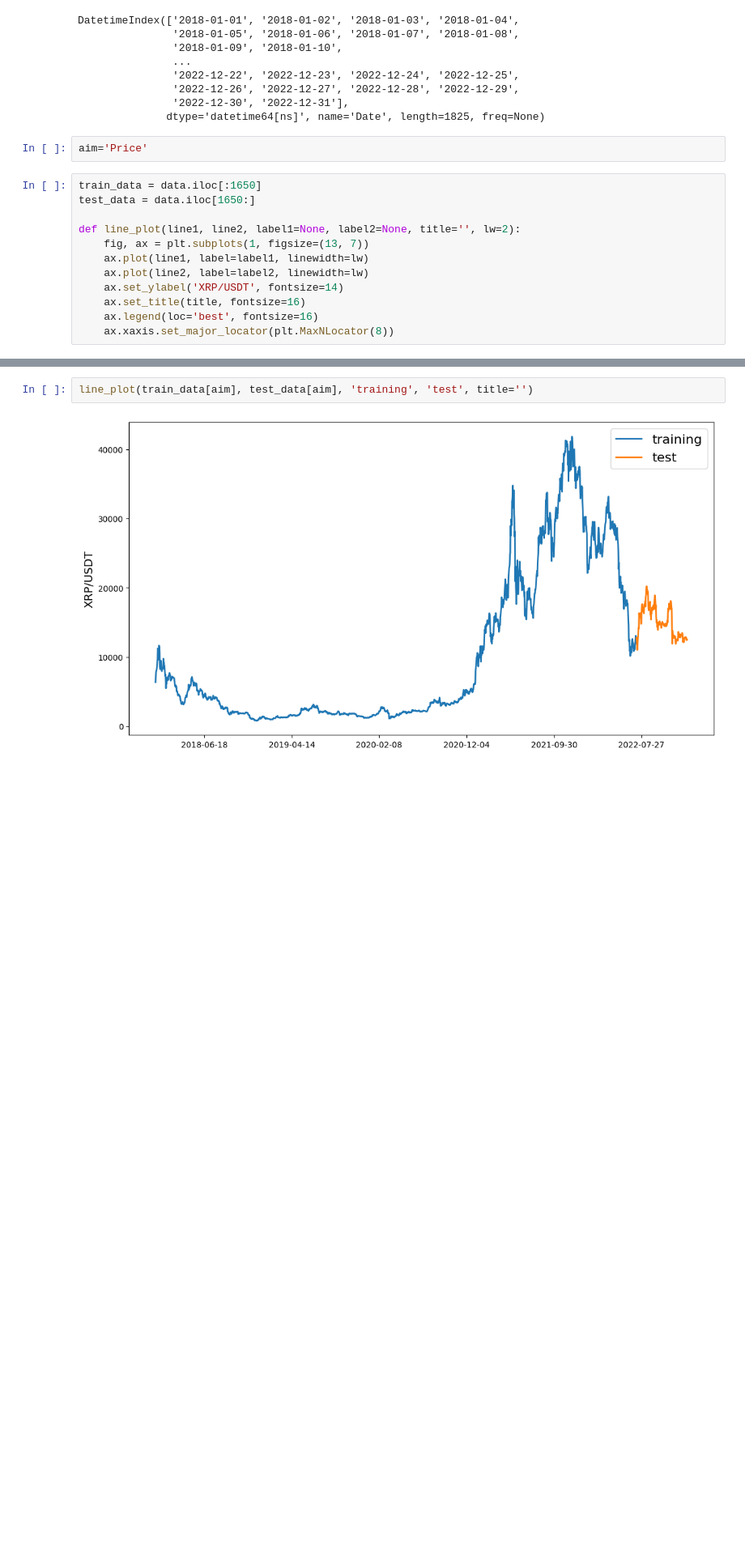
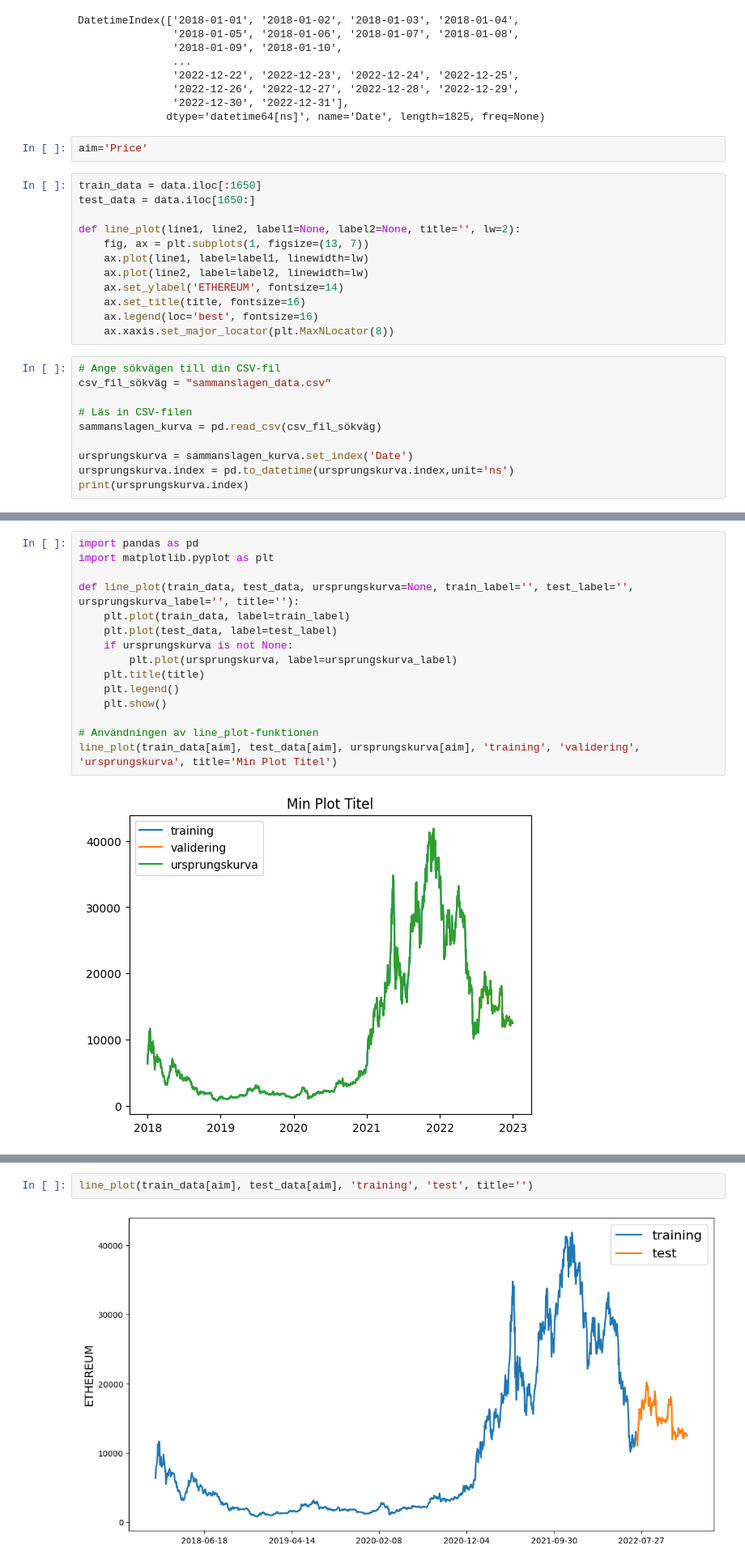
Before and after one commit to SaraPetre/prediction_with_AI, a Jupyter notebook: prediction_with_AI.ipynb, the cells around one changed output, grey strips where cells are left out. Shown at 81% size. Drawn from its saved outputs; the diff is of its cells as text; blank space fills up the shorter version.

```diff
--- a/prediction_with_AI.ipynb
+++ b/prediction_with_AI.ipynb
@@ -61,7 +63,17 @@ def line_plot(line1, line2, label1=None, label2=None, title='', lw=2):
     fig, ax = plt.subplots(1, figsize=(13, 7))
     ax.plot(line1, label=label1, linewidth=lw)
     ax.plot(line2, label=label2, linewidth=lw)
-    ax.set_ylabel('XRP/USDT', fontsize=14)
+    ax.set_ylabel('ETHEREUM', fontsize=14)
     ax.set_title(title, fontsize=16)
     ax.legend(loc='best', fontsize=16)
     ax.xaxis.set_major_locator(plt.MaxNLocator(8))
+# %%
+# Ange sökvägen till din CSV-fil
+csv_fil_sökväg = "sammanslagen_data.csv"
+
+# Läs in CSV-filen
+sammanslagen_kurva = pd.read_csv(csv_fil_sökväg)
+
+ursprungskurva = sammanslagen_kurva.set_index('Date')
+ursprungskurva.index = pd.to_datetime(ursprungskurva.index,unit='ns')
+print(ursprungskurva.index)
@@ -67,0 +89,17 @@ def line_plot(line1, line2, label1=None, label2=None, title='', lw=2):
+# %%
+import pandas as pd
+import matplotlib.pyplot as plt
+
+def line_plot(train_data, test_data, ursprungskurva=None, train_label='', test_label='', ursprungskurva_label='', title=''):
+    plt.plot(train_data, label=train_label)
+    plt.plot(test_data, label=test_label)
+    if ursprungskurva is not None:
+        plt.plot(ursprungskurva, label=ursprungskurva_label)
+    plt.title(title)
+    plt.legend()
+    plt.show()
+
+# Användningen av line_plot-funktionen
+line_plot(train_data[aim], test_data[aim], ursprungskurva[aim], 'training', 'validering', 'ursprungskurva', title='Min Plot Titel')
+# %% [output]
+[figure, added]
```
Also changed, not shown: parts of 6 cells of this notebook, 1 other file.
